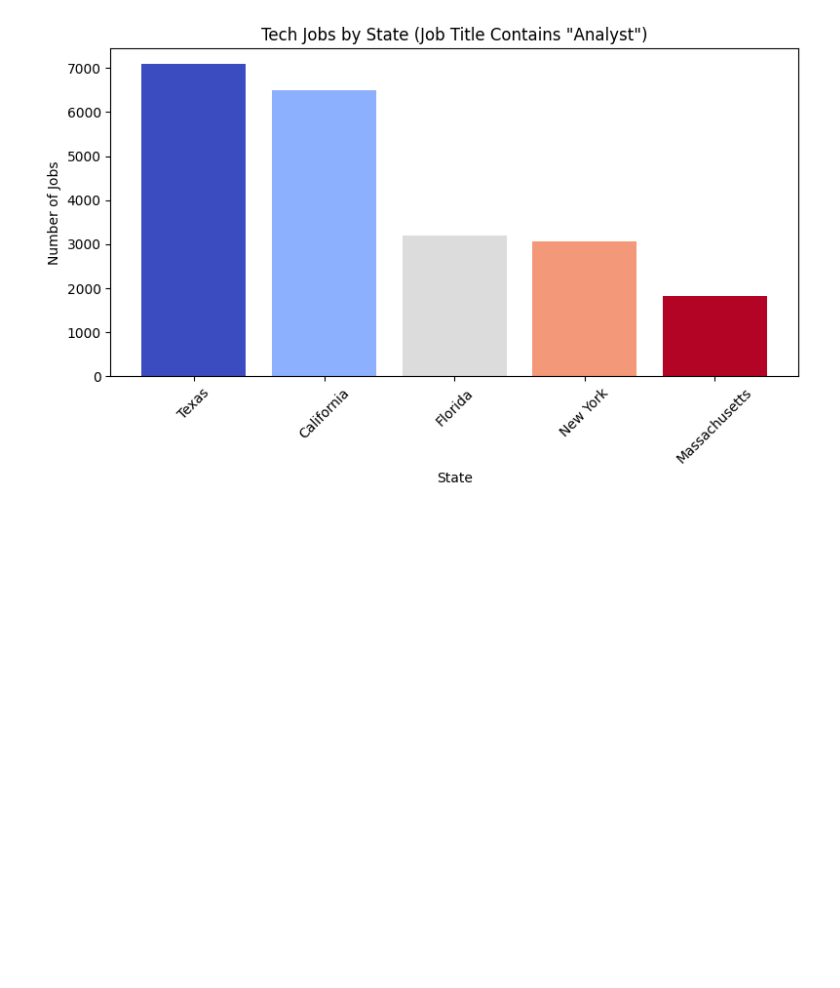
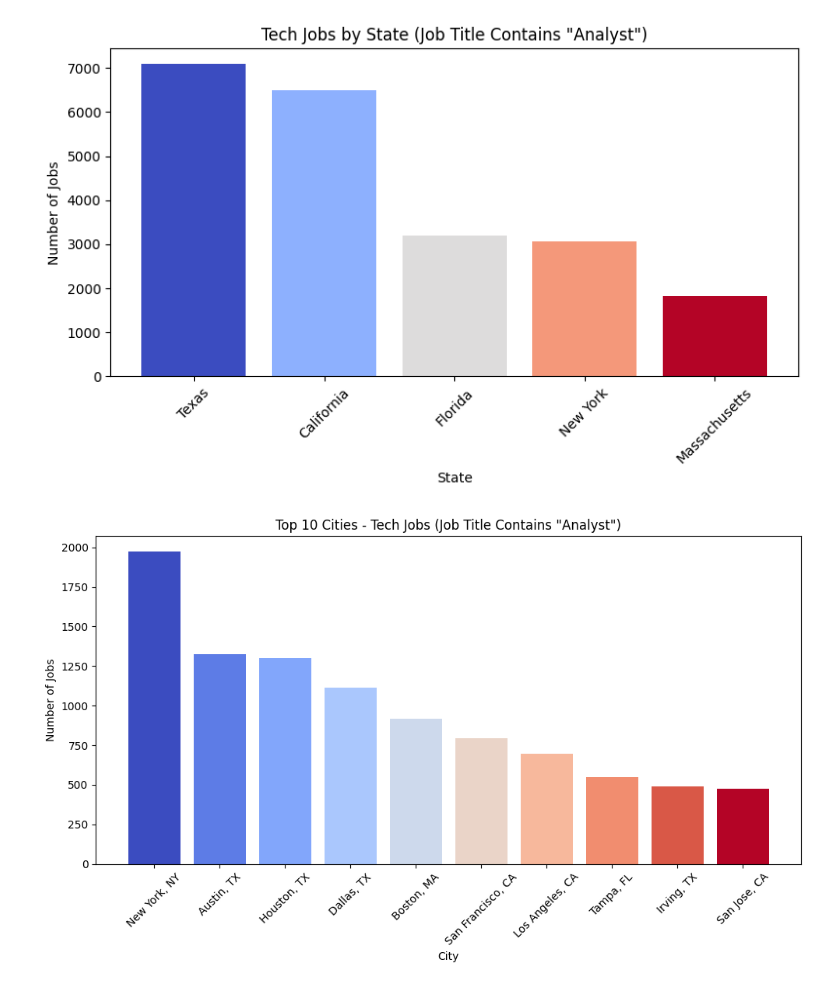
Before and after one commit to arocha0714/metad688-job-market-analysis-for-summer-2025-group2, a Jupyter notebook: ADAM geographic_analysis copy.ipynb, the cells around one changed output. Cells and saved outputs as stored; diff of their text form; code cells hidden in the pictures; blank space fills up the shorter version.

Commit message:
added analyst jobs by city

```diff
--- a/ADAM geographic_analysis copy.ipynb
+++ b/ADAM geographic_analysis copy.ipynb
@@ -113,3 +114,25 @@ plt.tight_layout()
 plt.show()
 # %% [output]
 [figure]
+# %%
+import matplotlib.pyplot as plt
+import numpy as np
+
+# Group by STATE_NAME and count jobs for analysts
+city_counts_jobs = final_df.groupby('CITY_NAME').size().reset_index(name='job_count')
+
+# Sort state_counts_jobs from greatest to least by job_count and get top 10
+city_counts_jobs_sorted = city_counts_jobs.sort_values(by='job_count', ascending=False).head(10)
+
+# Plot column chart
+plt.figure(figsize=(10, 6))
+colors = plt.cm.coolwarm(np.linspace(0, 1, len(city_counts_jobs_sorted)))
+plt.bar(city_counts_jobs_sorted['CITY_NAME'], city_counts_jobs_sorted['job_count'], color=colors)
+plt.xlabel('City')
+plt.ylabel('Number of Jobs')
+plt.title('Top 10 Cities - Tech Jobs (Job Title Contains "Analyst")')
+plt.xticks(rotation=45)
+plt.tight_layout()
+plt.show()
+# %% [output]
+[figure, added]
```
Also changed, not shown: parts of 2 cells of this notebook.
